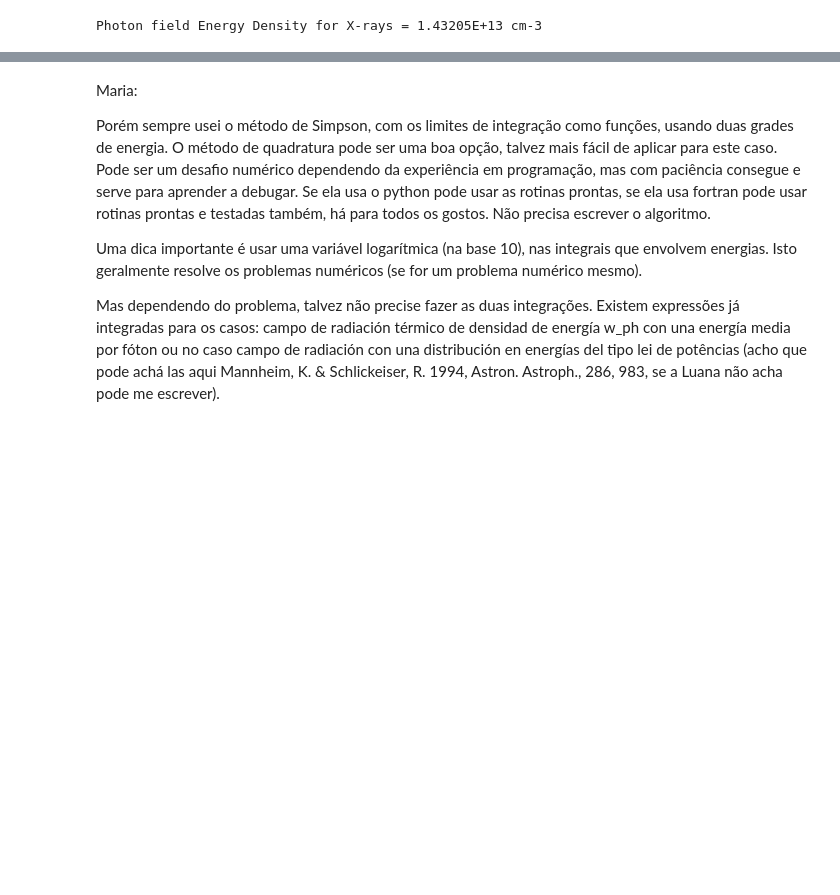
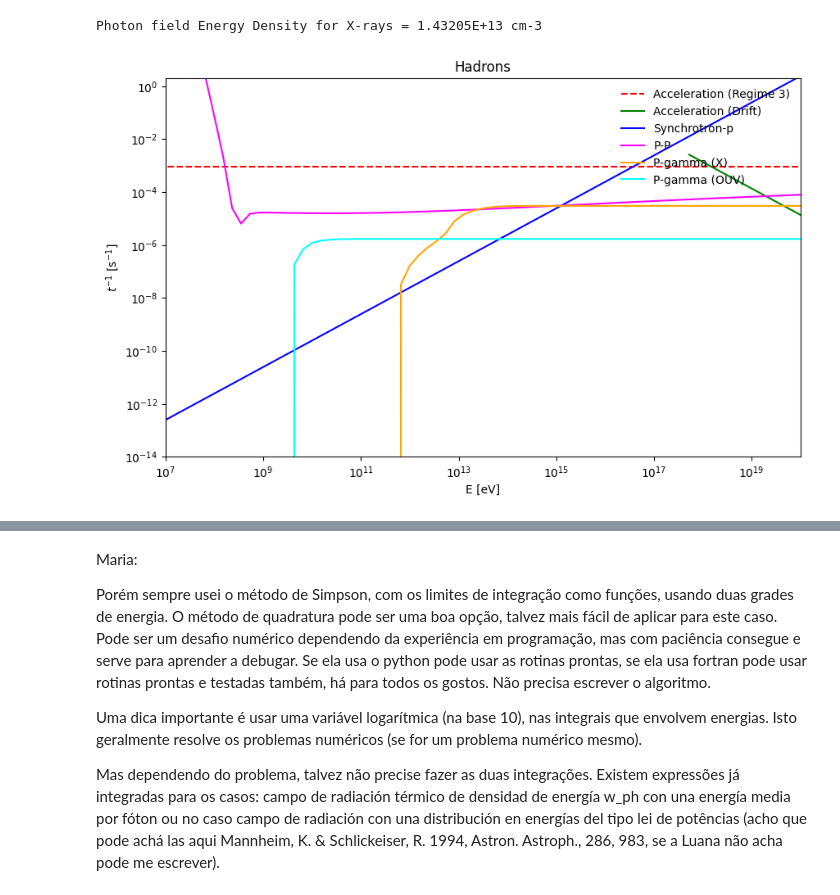
Before and after one commit to luanapassosreis/AGN_Studies, a Jupyter notebook: acc_cooling_rates.ipynb, the cells around one changed output, grey strips where cells are left out. Cells and saved outputs as stored; diff of their text form; code cells hidden in the pictures; blank space fills up the shorter version.

Commit message:
implemented p-gamma

```diff
--- a/acc_cooling_rates.ipynb
+++ b/acc_cooling_rates.ipynb
@@ -142,6 +197,8 @@ n_x = U_x * ( epsilon_0**(-2) * (20*keV - 1*keV) + ( -(200*keV)**(-1) + (20*keV)
 print(f'\nPhoton field Energy Density for X-rays = {n_x:.5E} cm-3')
 # %% [output]
 Photon field Energy Density for X-rays = 1.43205E+13 cm-3
+# %%
+eps_x = np.logspace(np.log10(2 * keV), np.log10(200 * keV), num=100)  # [eV to MeV]
 # %%
 def n_ph(eps):
     """Isotropic photon field density.
@@ -165,5 +221,40 @@ def n_ph(eps):
 
     return dnxde
+# %%
+nph_x = n_ph(eps_x)  # [cm^{-3} erg^{-1}]
+nph_OUV = n_OUV(eps_OUV) # [cm^{-3} erg^{-1}]
+# %%
+## hadrons
+
+plt.figure(figsize=(10, 6))
+
+## acceleration
+plt.loglog(Ep/eV,[1/time_acc_regime3(va, delta_RX)]*len(Ep),'--',label='Acceleration (Regime 3)',color='red')
+plt.loglog(Ep_drift/eV,1/timeacc_drift(Ep_drift, B_c, va),label='Acceleration (Drift)',color='green')
+
+## losses
+plt.loglog(Ep/eV,rate_synch_p(B_c, Ep),label='Synchrotron-p',color='blue')
+plt.loglog(Ep/eV,rate_p_p(n_c, Ep),label='P-P',color='magenta')
+
+plt.loglog(Ep/eV,rate_p_gamma(Ep, eps_x, nph_x),label='P-gamma (X)',color='orange')
+plt.loglog(Ep/eV,rate_p_gamma(Ep, eps_OUV, nph_OUV),label='P-gamma (OUV)',color='cyan')
+# plt.loglog(Ep/eV,cooling_rate_bth_isotropic,label='B-H (X)',color='orange')
+# plt.loglog(Ep/eV,cooling_rate_bth_ou,label='B-H (OUV)',color='purple')
+
+plt.xlim((1e7,1e20))
+plt.ylim((1e-14,2))
+
+plt.xlabel('E [eV]')
+plt.ylabel('$t^{-1}$ [s$^{-1}$]')
+plt.title('Hadrons')
+
+plt.legend(frameon=False,loc='upper right')
+# plt.xticks([1e9,1e10,1e11,1e12,1e13,1e14,1e15],labels=['9','10','11','12','13','14','15'])
+plt.savefig('plots/cooling_hadrons_eV.png',dpi=300)
+
+plt.show()
+# %% [output]
+[figure, added]
 # %%
 # ## X-rays
 # def n_ph(eps):
```
Also changed, not shown: parts of 14 cells of this notebook, 6 other files.
